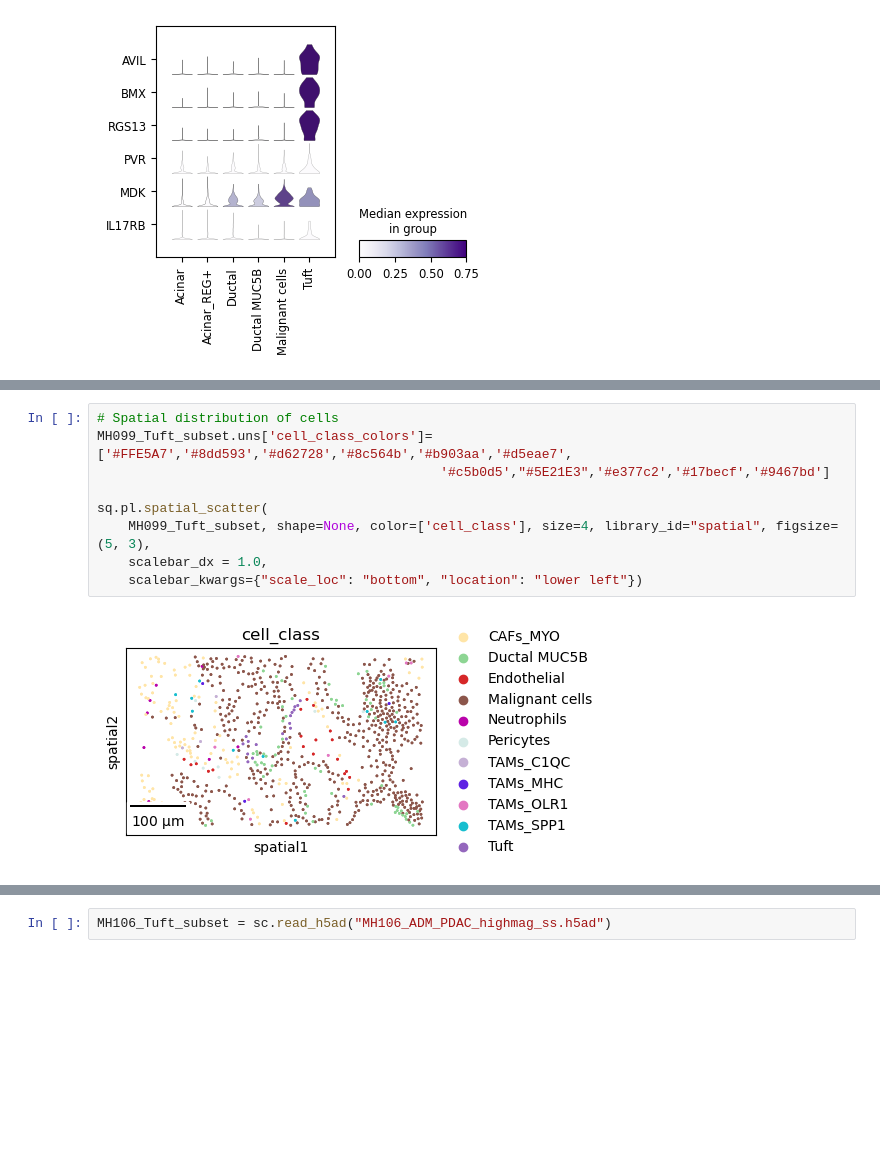
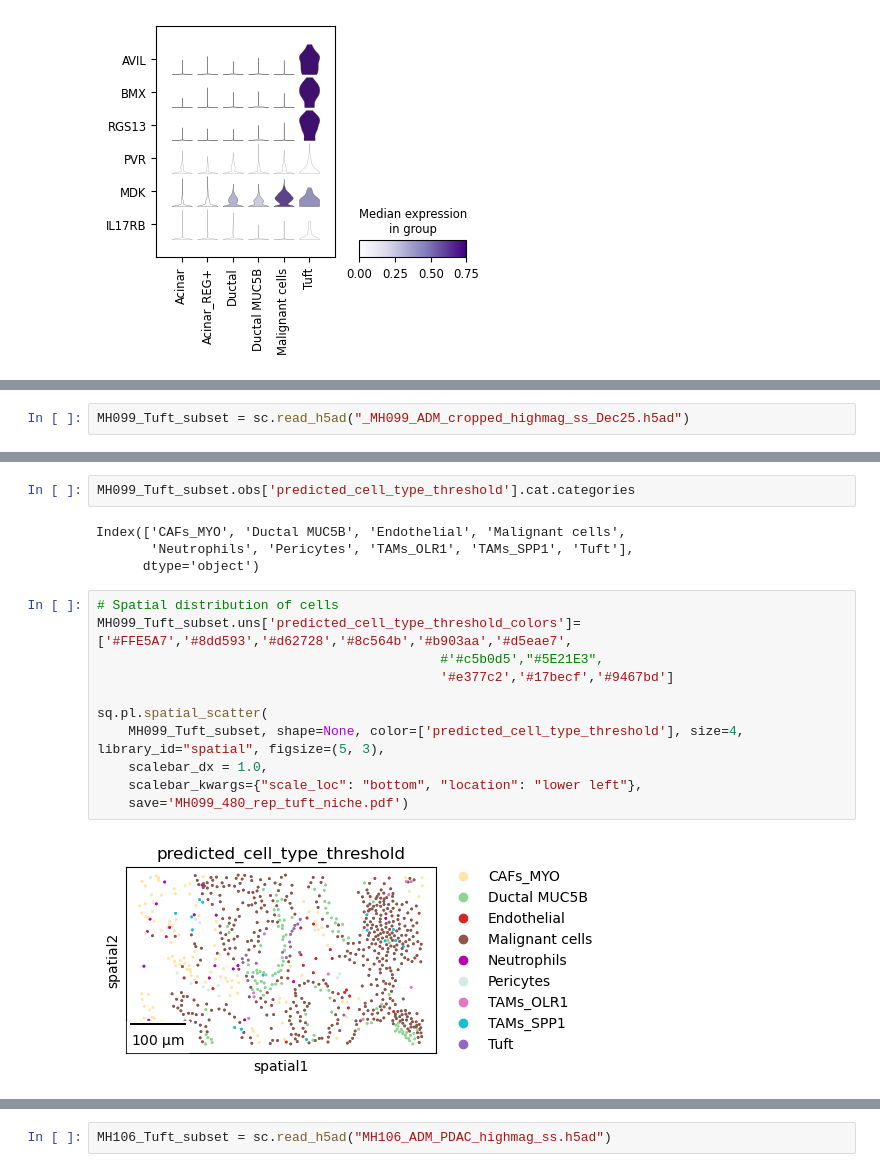
Before and after one commit to HMaiLa/snRNA-seq_Spatial_PDAC, a Jupyter notebook: Spatial_analysis/TuftCells_ROI.ipynb, the cells around one changed output, grey strips where cells are left out. Saved outputs shown, nothing was run; the diff lists cells and outputs as text; blank space fills up the shorter version.

```diff
--- a/Spatial_analysis/TuftCell_analysis_plotting.ipynb
+++ b/Spatial_analysis/TuftCells_ROI.ipynb
@@ -640,0 +792,2 @@ MH099_Tuft_subset = sc.read_h5ad("MH099_ADM_cropped_highmag_Nov25.h5ad")
+# %%
+MH099_Tuft_subset = sc.read_h5ad("_MH099_ADM_cropped_highmag_ss_Dec25.h5ad")
@@ -641,11 +805,19 @@ MH099_Tuft_subset = sc.read_h5ad("MH099_ADM_cropped_highmag_Nov25.h5ad")
+# %%
+MH099_Tuft_subset.obs['predicted_cell_type_threshold'].cat.categories
+# %% [output]
+Index(['CAFs_MYO', 'Ductal MUC5B', 'Endothelial', 'Malignant cells',
+       'Neutrophils', 'Pericytes', 'TAMs_OLR1', 'TAMs_SPP1', 'Tuft'],
+      dtype='object')
 # %%
 # Spatial distribution of cells
-MH099_Tuft_subset.uns['cell_class_colors']=['#FFE5A7','#8dd593','#d62728','#8c564b','#b903aa','#d5eae7',
-                                            '#c5b0d5',"#5E21E3",'#e377c2','#17becf','#9467bd']
+MH099_Tuft_subset.uns['predicted_cell_type_threshold_colors']=['#FFE5A7','#8dd593','#d62728','#8c564b','#b903aa','#d5eae7',
+                                            #'#c5b0d5',"#5E21E3",
+                                            '#e377c2','#17becf','#9467bd']
 
 sq.pl.spatial_scatter(
-    MH099_Tuft_subset, shape=None, color=['cell_class'], size=4, library_id="spatial", figsize=(5, 3),
+    MH099_Tuft_subset, shape=None, color=['predicted_cell_type_threshold'], size=4, library_id="spatial", figsize=(5, 3),
     scalebar_dx = 1.0,
-    scalebar_kwargs={"scale_loc": "bottom", "location": "lower left"})
+    scalebar_kwargs={"scale_loc": "bottom", "location": "lower left"},
+    save='MH099_480_rep_tuft_niche.pdf')
 # %% [output]
-[figure, old version]
+[figure, new version]
```
Also changed, not shown: parts of 34 cells of this notebook.
